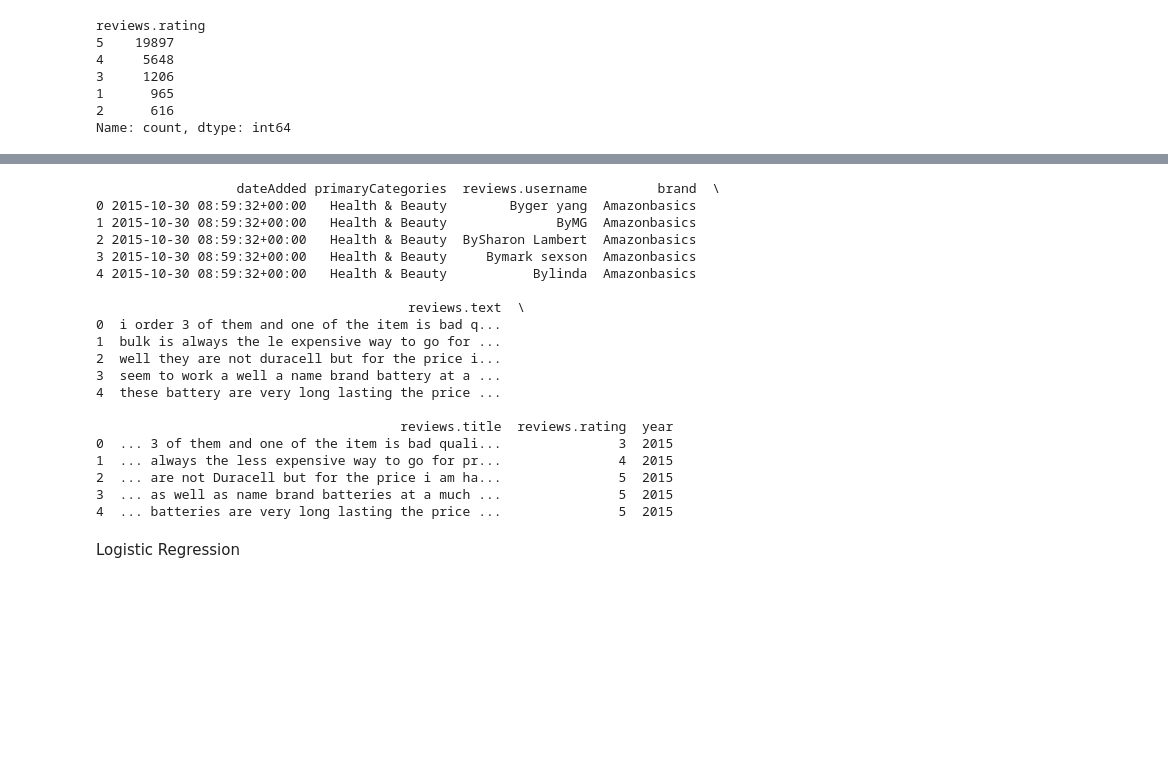
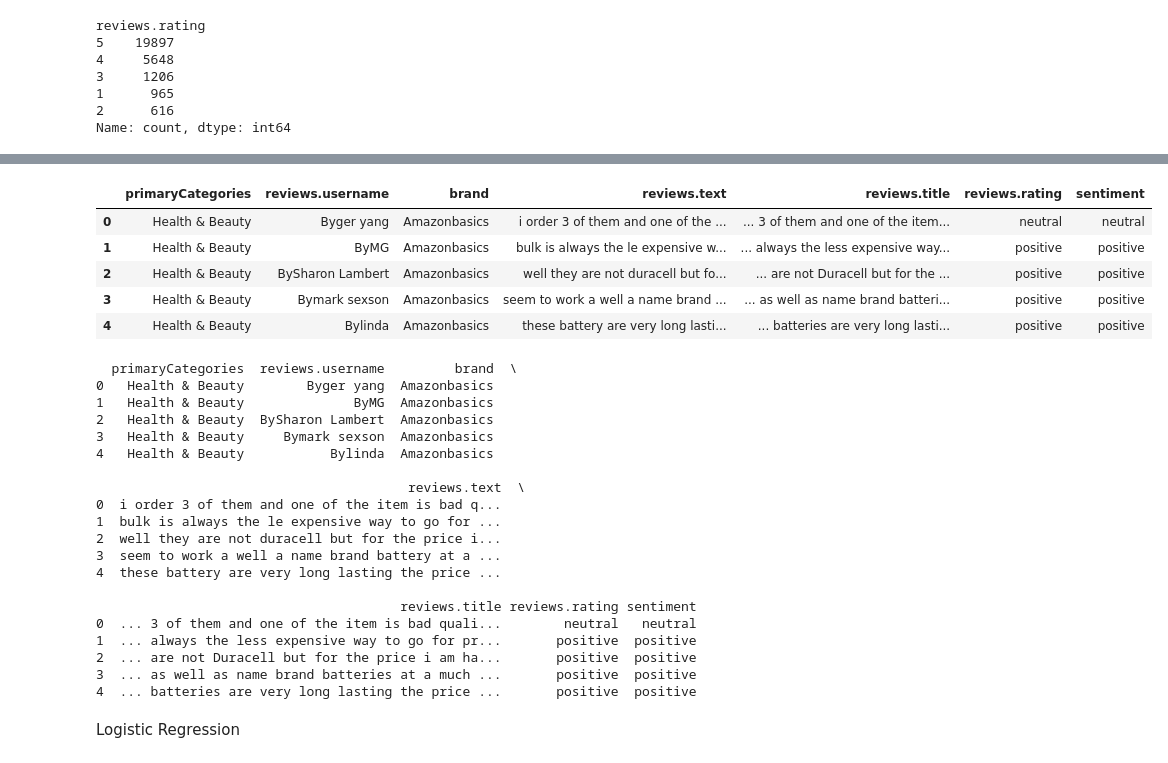
Before and after one commit to ptg93/project-2-nlp-business-case-automated-customers-reviews, a Jupyter notebook: solution/traditional_models/Logistic_regression.ipynb, the cells around one changed output, grey strips where cells are left out. Cells and saved outputs as stored; diff of their text form; code cells hidden in the pictures; blank space fills up the shorter version.

```diff
--- a/solution/traditional_models/Logistic_regression.ipynb
+++ b/solution/traditional_models/Logistic_regression.ipynb
@@ -194,16 +203,3 @@ def review_sentiment(rating):
         return "positive"
     else:
         return None
-# %%
-# Apply review_sentiment function to create a new 'sentiment' column
-df['sentiment'] = df['reviews.rating'].apply(review_sentiment)
-
-# Plotting the sentiment distribution
-plt.figure(figsize=(8, 6))
-sns.countplot(x='sentiment', data=df, order=['negative', 'neutral', 'positive'], palette='viridis')
-plt.title('Sentiment Distribution Based on Ratings')
-plt.xlabel('Sentiment')
-plt.ylabel('Count')
-plt.xticks(rotation=45)
-plt.tight_layout()
-plt.show()
@@ -215,3 +206,14 @@ Passing `palette` without assigning `hue` is deprecated and will be removed in v
+# %%
+# Apply the reviews rating
+df['reviews.rating'] = df['reviews.rating'].apply(review_sentiment)
+df.head()
+# %% [output]
+|  | primaryCategories | reviews.username | brand | reviews.text | reviews.title | reviews.rating | sentiment |
+| 0 | Health & Beauty | Byger yang | Amazonbasics | i order 3 of them and one of the ... | ... 3 of them and one of the item... | neutral | neutral |
+| 1 | Health & Beauty | ByMG | Amazonbasics | bulk is always the le expensive w... | ... always the less expensive way... | positive | positive |
+| 2 | Health & Beauty | BySharon Lambert | Amazonbasics | well they are not duracell but fo... | ... are not Duracell but for the ... | positive | positive |
+| 3 | Health & Beauty | Bymark sexson | Amazonbasics | seem to work a well a name brand ... | ... as well as name brand batteri... | positive | positive |
+| 4 | Health & Beauty | Bylinda | Amazonbasics | these battery are very long lasti... | ... batteries are very long lasti... | positive | positive |
 # %%
 # Define a function to clean text data
 def clean_text(text):
@@ -221,17 +223,17 @@ def clean_text(text):
     return text
 # %%
 # Apply text cleaning
-data['reviews.text'] = data['reviews.text'].apply(clean_text)
+df['reviews.text'] = df['reviews.text'].apply(clean_text)
 
 # Display the resulting DataFrame
-print(data.head())
+print(df.head())
 # %% [output]
-                  dateAdded primaryCategories  reviews.username         brand  \
-0 2015-10-30 08:59:32+00:00   Health & Beauty        Byger yang  Amazonbasics
-1 2015-10-30 08:59:32+00:00   Health & Beauty              ByMG  Amazonbasics
-2 2015-10-30 08:59:32+00:00   Health & Beauty  BySharon Lambert  Amazonbasics
-3 2015-10-30 08:59:32+00:00   Health & Beauty     Bymark sexson  Amazonbasics
-4 2015-10-30 08:59:32+00:00   Health & Beauty           Bylinda  Amazonbasics
+  primaryCategories  reviews.username         brand  \
+0   Health & Beauty        Byger yang  Amazonbasics
+1   Health & Beauty              ByMG  Amazonbasics
+2   Health & Beauty  BySharon Lambert  Amazonbasics
+3   Health & Beauty     Bymark sexson  Amazonbasics
+4   Health & Beauty           Bylinda  Amazonbasics
 
                                         reviews.text  \
 0  i order 3 of them and one of the item is bad q...
@@ -240,12 +242,12 @@ print(data.head())
 3  seem to work a well a name brand battery at a ...
 4  these battery are very long lasting the price ...
 
-                                       reviews.title  reviews.rating  year
-0  ... 3 of them and one of the item is bad quali...               3  2015
-1  ... always the less expensive way to go for pr...               4  2015
-2  ... are not Duracell but for the price i am ha...               5  2015
-3  ... as well as name brand batteries at a much ...               5  2015
-4  ... batteries are very long lasting the price ...               5  2015
+                                       reviews.title reviews.rating sentiment
+0  ... 3 of them and one of the item is bad quali...        neutral   neutral
+1  ... always the less expensive way to go for pr...       positive  positive
+2  ... are not Duracell but for the price i am ha...       positive  positive
+3  ... as well as name brand batteries at a much ...       positive  positive
+4  ... batteries are very long lasting the price ...       positive  positive
 # %%
 # Tokenization and Lemmatization
 lemmatizer = WordNetLemmatizer()
```
Also changed, not shown: parts of 12 cells of this notebook, 1 other file.
